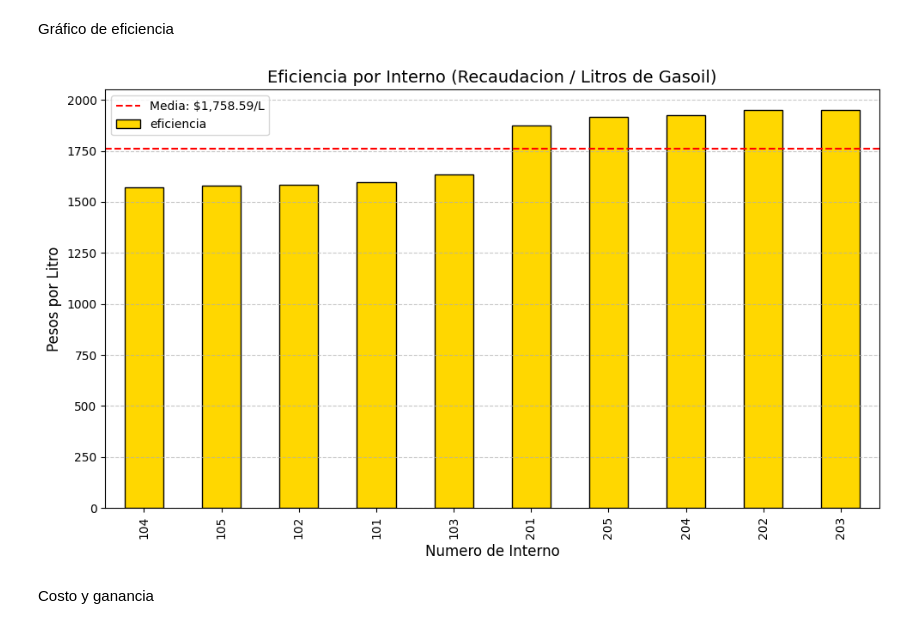
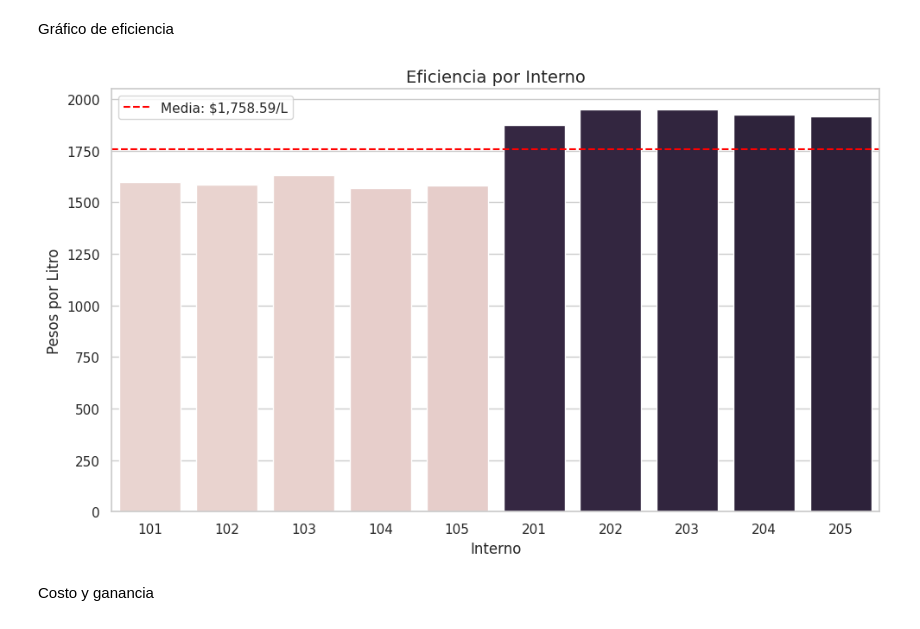
Before and after one commit to Luck-dat/urban-transport-profitability-analysis, a Jupyter notebook: transport_profitability_analysis.ipynb, the cells around one changed output. Saved outputs shown, nothing was run; the diff lists cells and outputs as text; code cells hidden in the pictures.

```diff
--- a/transport_profitability_analysis.ipynb
+++ b/transport_profitability_analysis.ipynb
@@ -150,20 +150,22 @@ print(analisis_final.sort_values('eficiencia')[[
 # %% [markdown]
 Gráfico de eficiencia
 # %%
-ef = analisis_final.set_index('interno')['eficiencia'].sort_values()
+import seaborn as sns
+sns.set_theme(style='whitegrid', palette='viridis')
 
 plt.figure(figsize=(10, 6))
-ef.plot(kind='bar', color='gold', edgecolor='black')
-plt.axhline(ef.mean(), linestyle='--', color='red', label=f'Media: ${ef.mean():,.2f}/L')
-plt.title('Eficiencia por Interno (Recaudacion / Litros de Gasoil)', fontsize=14)
-plt.xlabel('Numero de Interno', fontsize=12)
-plt.ylabel('Pesos por Litro', fontsize=12)
+sns.barplot(data=analisis_final.sort_values('eficiencia'),
+            x='interno', y='eficiencia', hue='interno', legend=False)
+plt.axhline(analisis_final['eficiencia'].mean(), linestyle='--', color='red',
+            label=f'Media: ${analisis_final["eficiencia"].mean():,.2f}/L')
+plt.title('Eficiencia por Interno', fontsize=14)
+plt.xlabel('Interno')
+plt.ylabel('Pesos por Litro')
 plt.legend()
-plt.grid(axis='y', linestyle='--', alpha=0.7)
 plt.tight_layout()
 plt.show()
 # %% [output]
-[figure, old version]
+[figure, new version]
 # %% [markdown]
 Costo y ganancia
 # %%
```
Also changed, not shown: parts of 2 cells of this notebook.
